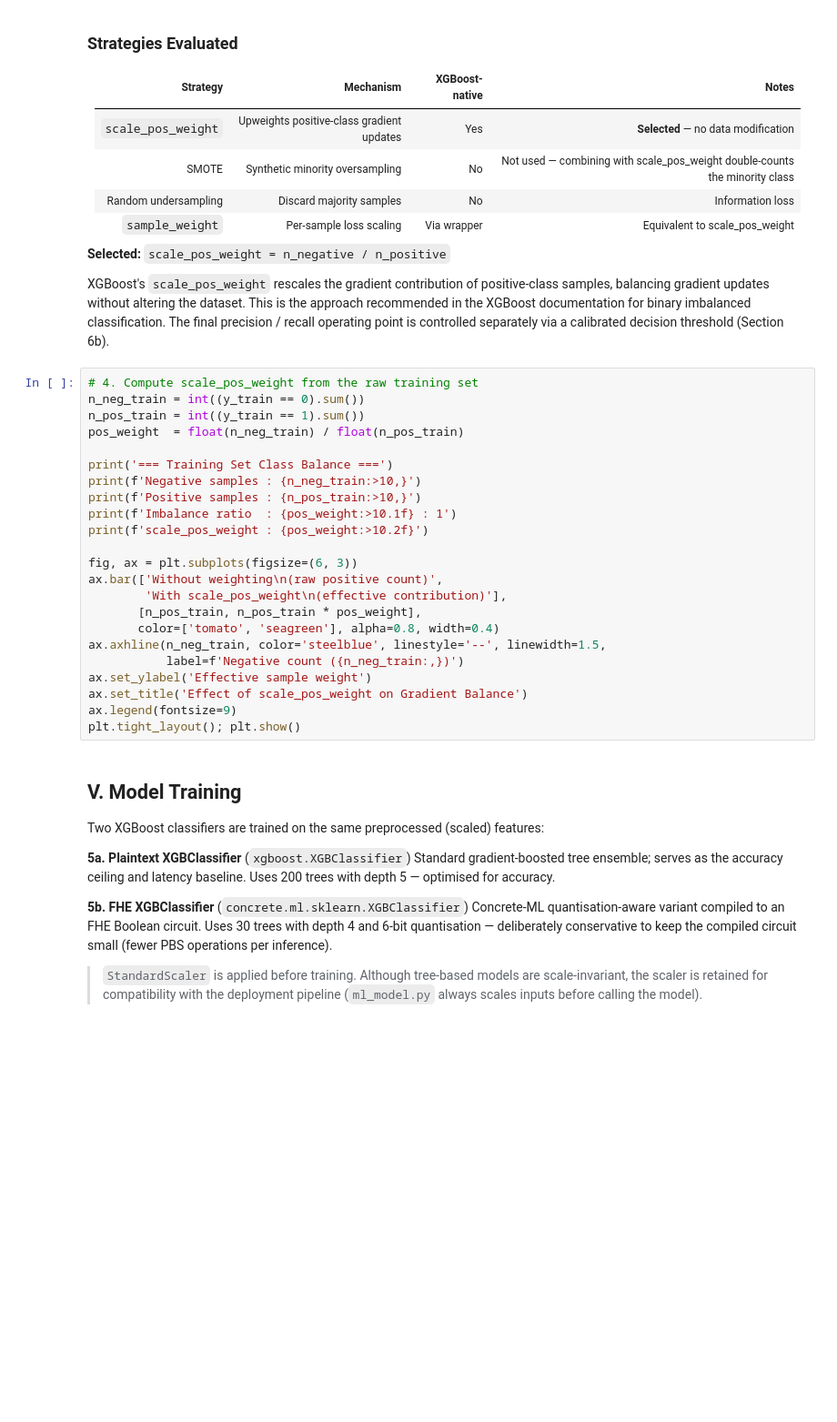
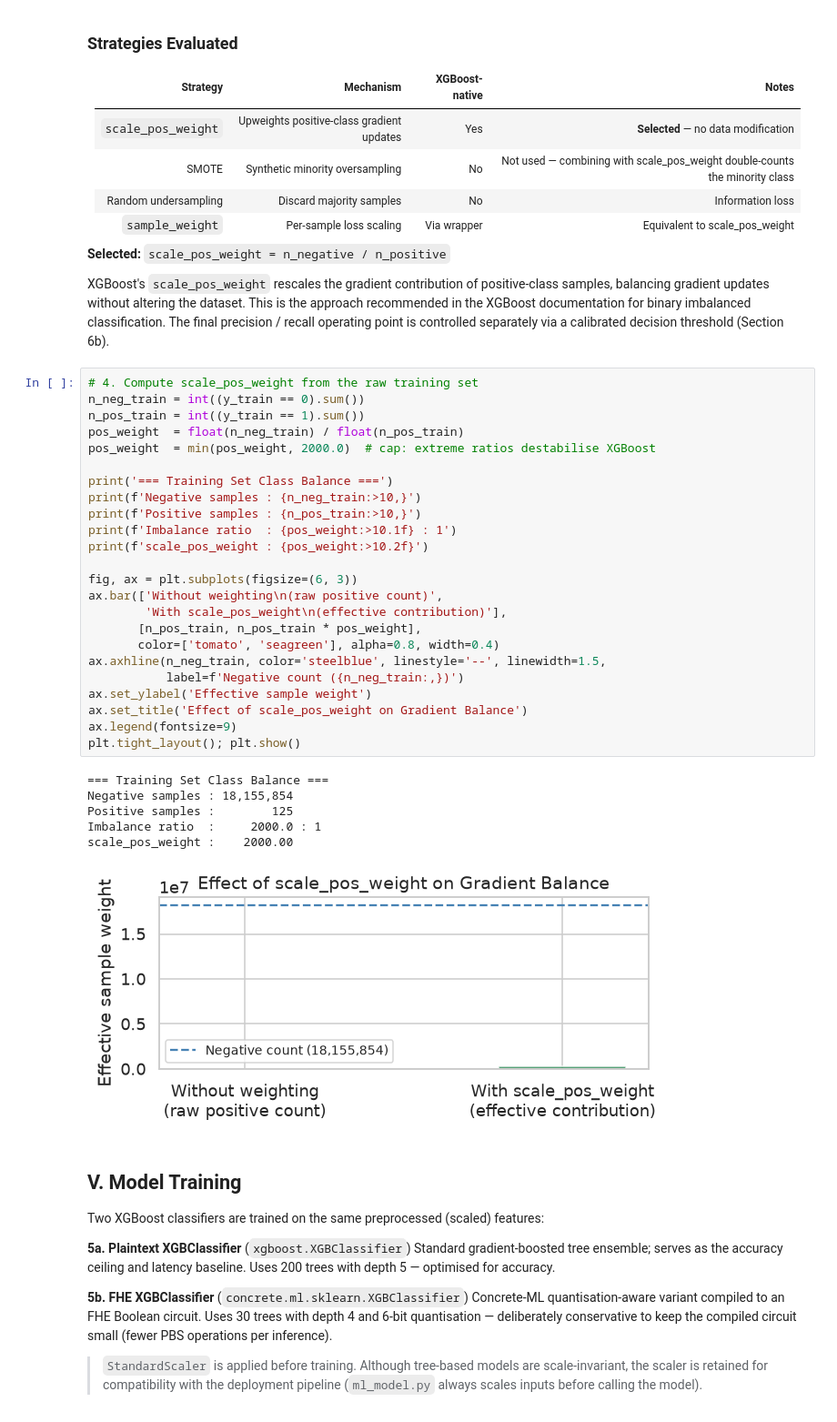
Before and after one commit to ionelaMuntian/Private-Location-Services-Thesis, a Jupyter notebook: notebooks/impossible_travel_model.ipynb, the cells around one changed output. Shown at 91% size. Saved outputs shown, nothing was run; the diff lists cells and outputs as text; blank space fills up the shorter version.

```diff
--- a/notebooks/impossible_travel_model.ipynb
+++ b/notebooks/impossible_travel_model.ipynb
@@ -811,26 +841,34 @@ decision threshold (Section 6b).
 # %%
 # 4. Compute scale_pos_weight from the raw training set
 n_neg_train = int((y_train == 0).sum())
 n_pos_train = int((y_train == 1).sum())
 pos_weight  = float(n_neg_train) / float(n_pos_train)
+pos_weight  = min(pos_weight, 2000.0)  # cap: extreme ratios destabilise XGBoost
 
 print('=== Training Set Class Balance ===')
 print(f'Negative samples : {n_neg_train:>10,}')
 print(f'Positive samples : {n_pos_train:>10,}')
 print(f'Imbalance ratio  : {pos_weight:>10.1f} : 1')
 print(f'scale_pos_weight : {pos_weight:>10.2f}')
 
 fig, ax = plt.subplots(figsize=(6, 3))
 ax.bar(['Without weighting\n(raw positive count)',
         'With scale_pos_weight\n(effective contribution)'],
        [n_pos_train, n_pos_train * pos_weight],
        color=['tomato', 'seagreen'], alpha=0.8, width=0.4)
 ax.axhline(n_neg_train, color='steelblue', linestyle='--', linewidth=1.5,
            label=f'Negative count ({n_neg_train:,})')
 ax.set_ylabel('Effective sample weight')
 ax.set_title('Effect of scale_pos_weight on Gradient Balance')
 ax.legend(fontsize=9)
 plt.tight_layout(); plt.show()
+# %% [output]
+=== Training Set Class Balance ===
+Negative samples : 18,155,854
+Positive samples :        125
+Imbalance ratio  :     2000.0 : 1
+scale_pos_weight :    2000.00
+[figure, added]
 # %% [markdown]
 ## V. Model Training
 
```
Also changed, not shown: parts of 16 cells of this notebook, 13 other files.
